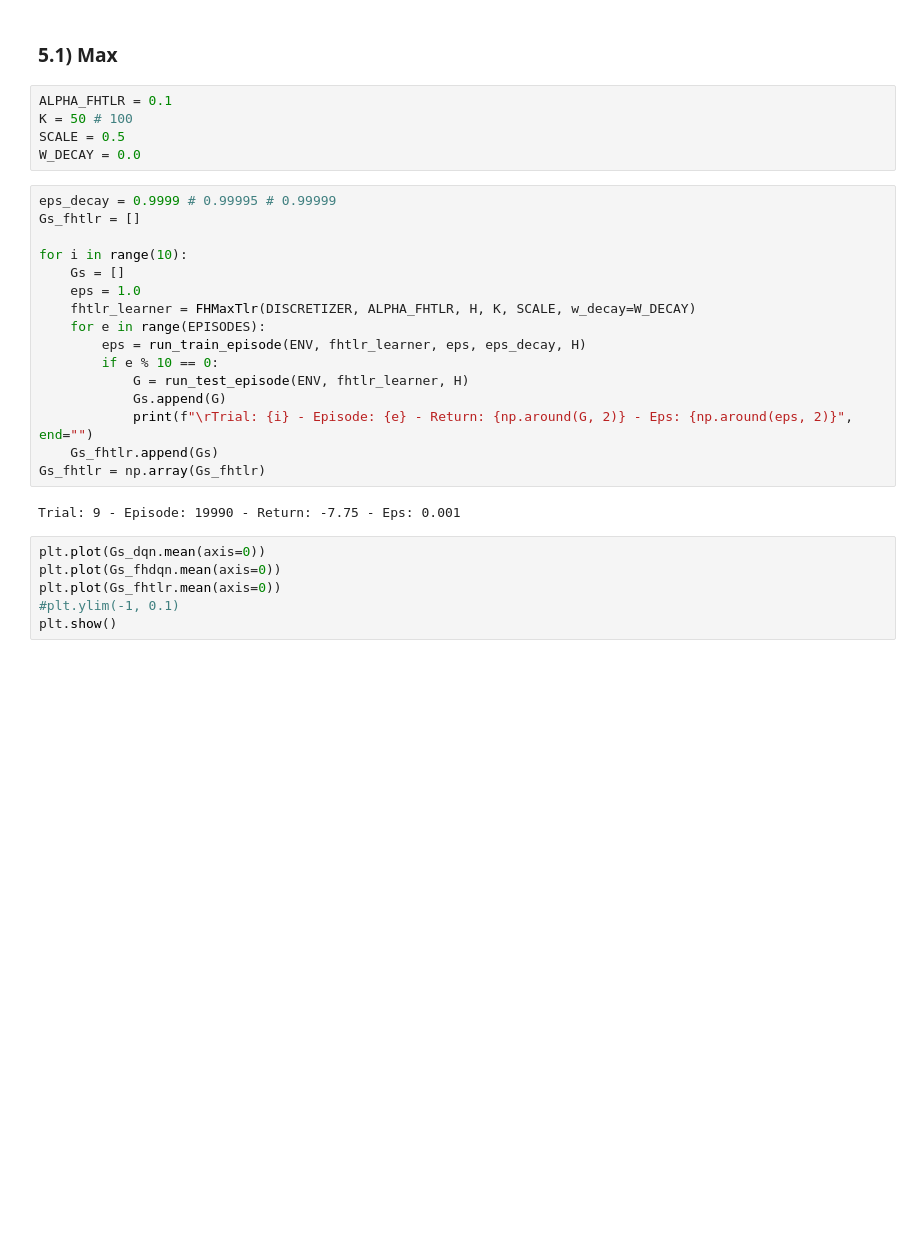
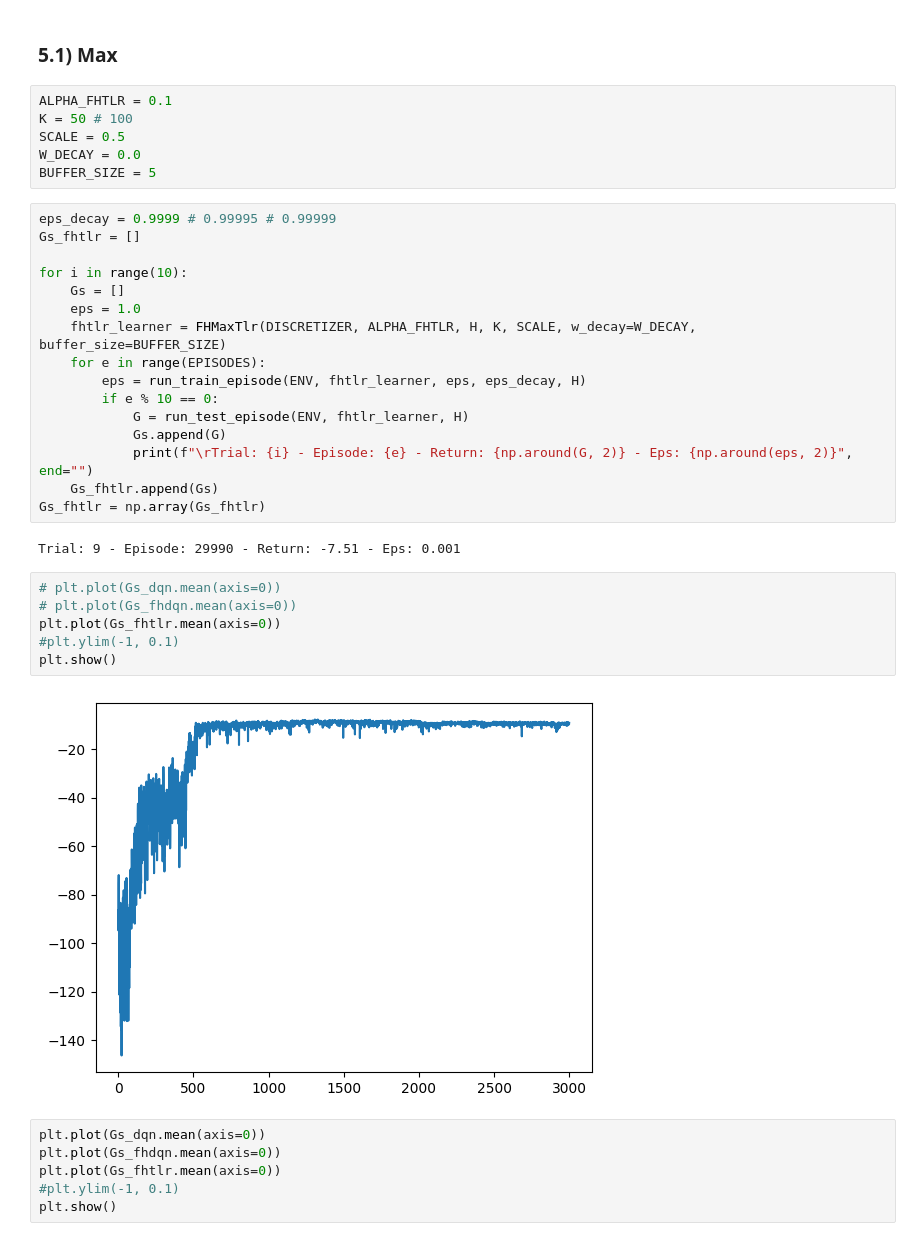
Before and after one commit to sergiorozada12/fhtlr-opt-learning, a Jupyter notebook: battery_setup.ipynb, the cells around one changed output. Cells and saved outputs as stored; diff of their text form; blank space fills up the shorter version.

Commit message:
added er buffer

```diff
--- a/battery_setup.ipynb
+++ b/battery_setup.ipynb
@@ -125,6 +125,7 @@ ALPHA_FHTLR = 0.1
 K = 50 # 100
 SCALE = 0.5
 W_DECAY = 0.0
+BUFFER_SIZE = 5
 # %%
 eps_decay = 0.9999 # 0.99995 # 0.99999
 Gs_fhtlr = []
@@ -132,7 +133,7 @@ Gs_fhtlr = []
 for i in range(10):
     Gs = []
     eps = 1.0
-    fhtlr_learner = FHMaxTlr(DISCRETIZER, ALPHA_FHTLR, H, K, SCALE, w_decay=W_DECAY)
+    fhtlr_learner = FHMaxTlr(DISCRETIZER, ALPHA_FHTLR, H, K, SCALE, w_decay=W_DECAY, buffer_size=BUFFER_SIZE)
     for e in range(EPISODES):
         eps = run_train_episode(ENV, fhtlr_learner, eps, eps_decay, H)
         if e % 10 == 0:
@@ -142,7 +143,15 @@ for i in range(10):
     Gs_fhtlr.append(Gs)
 Gs_fhtlr = np.array(Gs_fhtlr)
 # %% [output]
-Trial: 9 - Episode: 19990 - Return: -7.75 - Eps: 0.001
+Trial: 9 - Episode: 29990 - Return: -7.51 - Eps: 0.001
+# %%
+# plt.plot(Gs_dqn.mean(axis=0))
+# plt.plot(Gs_fhdqn.mean(axis=0))
+plt.plot(Gs_fhtlr.mean(axis=0))
+#plt.ylim(-1, 0.1)
+plt.show()
+# %% [output]
+[figure, added]
 # %%
 plt.plot(Gs_dqn.mean(axis=0))
 plt.plot(Gs_fhdqn.mean(axis=0))
```
Also changed, not shown: parts of 3 cells of this notebook, 3 other files.
